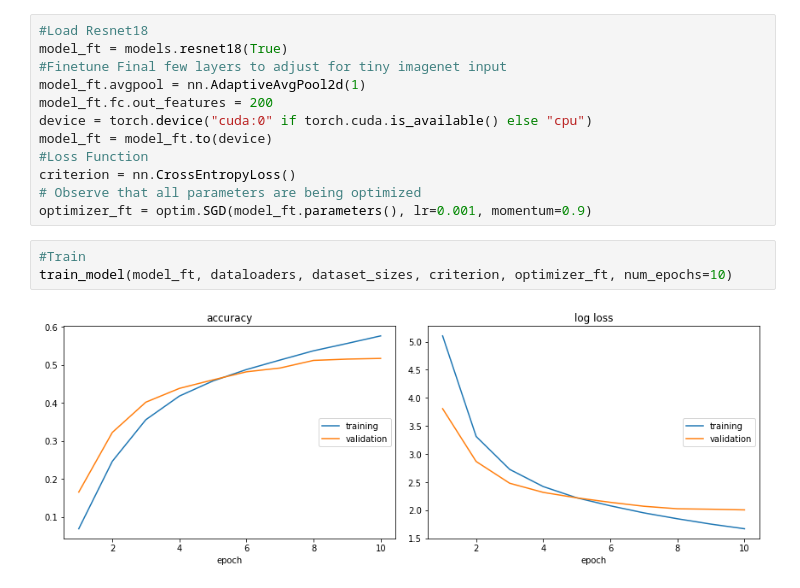
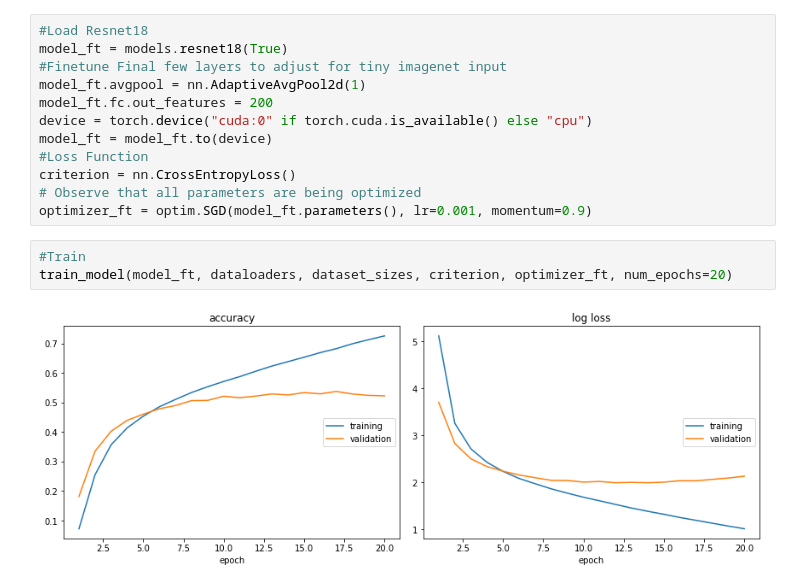
Before and after one commit to tjmoon0104/pytorch-tiny-imagenet, a Jupyter notebook: ResNet18_64.ipynb, the cells around one changed output. Drawn from its saved outputs; the diff is of its cells as text.

Commit message:
20 epoch

```diff
--- a/ResNet18_64.ipynb
+++ b/ResNet18_64.ipynb
@@ -246,6 +246,6 @@ criterion = nn.CrossEntropyLoss()
 optimizer_ft = optim.SGD(model_ft.parameters(), lr=0.001, momentum=0.9)
 # %%
 #Train
-train_model(model_ft, dataloaders, dataset_sizes, criterion, optimizer_ft, num_epochs=10)
+train_model(model_ft, dataloaders, dataset_sizes, criterion, optimizer_ft, num_epochs=20)
 # %% [output]
-[figure, old version]
+[figure, new version]
```
Also changed, not shown: parts of 1 cell of this notebook.
